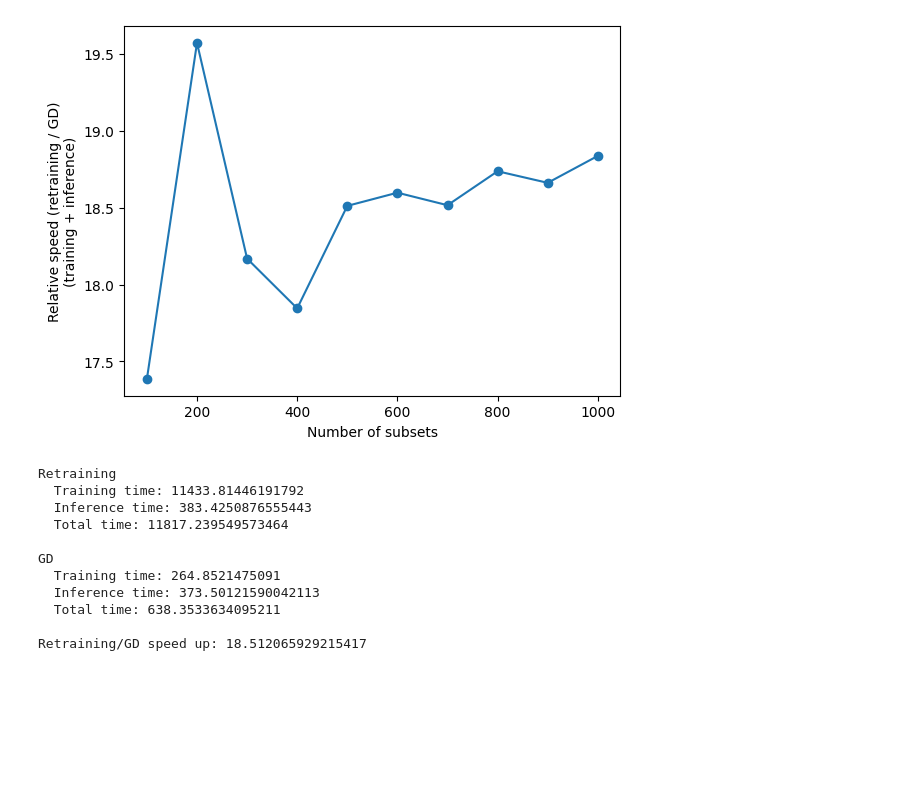
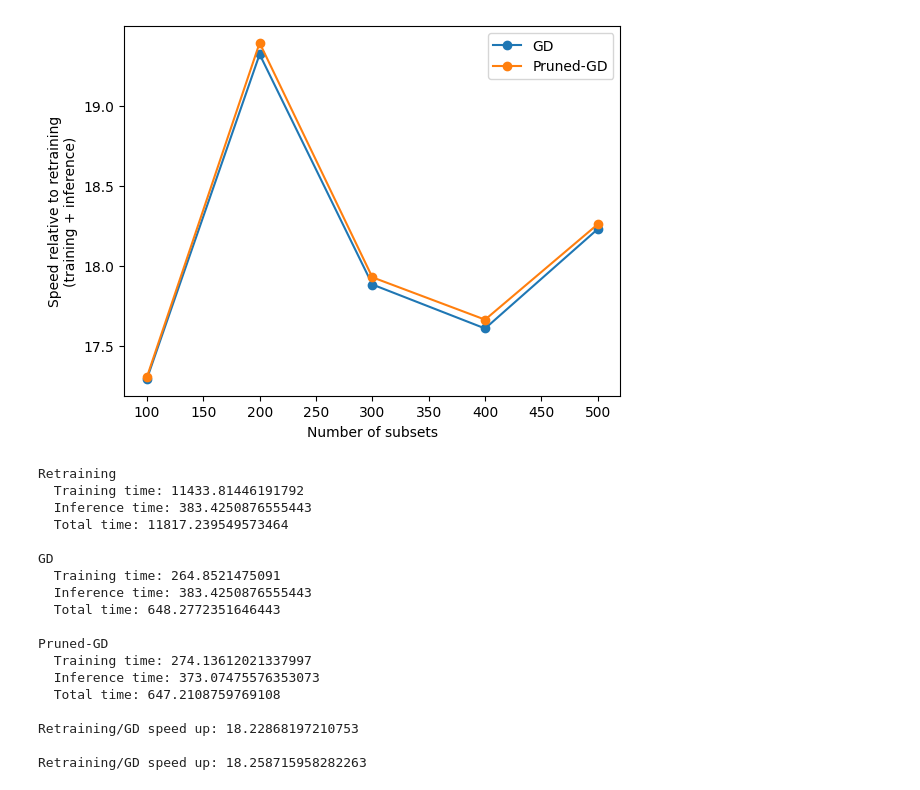
Before and after one commit to q8888620002/Group-Attribution-for-Diffusion-Models, a Jupyter notebook: text_to_image/artbench/runtime.ipynb, the cells around one changed output. Saved outputs shown, nothing was run; the diff lists cells and outputs as text; code cells hidden in the pictures; blank space fills up the shorter version.

```diff
--- a/text_to_image/artbench/runtime.ipynb
+++ b/text_to_image/artbench/runtime.ipynb
@@ -13,6 +13,11 @@ retrain_dir = "/gscratch/cse/clin25/diffusion-attr/seed42/artbench_post_impressi
 # GD with 200 steps.
 gd_db = "/gscratch/scrubbed/clin25/diffusion-attr/seed42/artbench_post_impressionism/gd_artist_shapley.jsonl"
 gd_dir = "/gscratch/scrubbed/clin25/diffusion-attr/seed42/artbench_post_impressionism/gd/models/artist_shapley"
+
+# Sparse GD with 200 steps.
+pruning_ratio = 0.9
+sparse_gd_db = f"/gscratch/scrubbed/clin25/diffusion-attr-pruning-ratio={pruning_ratio}/seed42/artbench_post_impressionism/sparse_gd_artist_shapley.jsonl"
+sparse_gd_dir = f"/gscratch/scrubbed/clin25/diffusion-attr-pruning-ratio={pruning_ratio}/seed42/artbench_post_impressionism/sparse_gd/models/artist_shapley"
 # %%
 # Obtain training time, inference time, and total time for retraining-based Shapley,
 # for 1000 subsets.
@@ -48,7 +53,7 @@ gd_df["shapley_seed"] = (
     .astype(int)
 )
 gd_df = gd_df.sort_values(by="shapley_seed")
-gd_inference_time_list = gd_df["aesthetic_score_time"].tolist()
+gd_inference_time_list = retrain_inference_time_list
 gd_training_time_list = []
 for shapley_seed in gd_df["shapley_seed"].tolist():
     training_time_df = pd.read_csv(os.path.join(gd_dir, f"shapley_seed={shapley_seed}", "time.csv"))
@@ -59,21 +64,49 @@ gd_total_time_list = [
     gd_training_time_list[i] + gd_inference_time_list[i]
     for i in range(len(gd_inference_time_list))
 ]
+# %%
+# Obtain training time, inference time, and total time for Sparse-GD Shapley,
+# for 1000 subsets.
+
+sparse_gd_df = pd.read_json(sparse_gd_db, lines=True)
+sparse_gd_df["shapley_seed"] = (
+    sparse_gd_df["exp_name"]
+    .str.split("/", expand=True)[4]
+    .str.split("shapley_seed_", expand=True)[1]
+    .astype(int)
+)
+sparse_gd_df = sparse_gd_df.sort_values(by="shapley_seed")
+sparse_gd_inference_time_list = sparse_gd_df["aesthetic_score_time"].tolist()
+sparse_gd_training_time_list = []
+for shapley_seed in sparse_gd_df["shapley_seed"].tolist():
+    training_time_df = pd.read_csv(os.path.join(sparse_gd_dir, f"shapley_seed={shapley_seed}", "time.csv"))
+    training_time_df = training_time_df.drop_duplicates(subset="step")
+    sparse_gd_training_time_list.append(training_time_df["time"].sum())
+
+sparse_gd_total_time_list = [
+    sparse_gd_training_time_list[i] + sparse_gd_inference_time_list[i]
+    for i in range(len(sparse_gd_inference_time_list))
+]
 # %%
 # Visualize the number of subsets needed to get a consistent estimate for the runtime ratio.
-num_subsets_list = [i * 100 for i in range(1, 11)]
+num_subsets_list = [i * 100 for i in range(1, 6)]
 total_time_ratio_list = []
+sparse_total_time_ratio_list = []
 
 for num_subsets in num_subsets_list:
     ratio = np.mean(retrain_total_time_list[:num_subsets]) / np.mean(gd_total_time_list[:num_subsets])
     total_time_ratio_list.append(ratio)
+    sparse_ratio = np.mean((retrain_total_time_list[:num_subsets]) / np.mean(sparse_gd_total_time_list[:num_subsets]))
+    sparse_total_time_ratio_list.append(sparse_ratio)
 
-plt.plot(num_subsets_list, total_time_ratio_list, marker="o", color="tab:blue")
+plt.plot(num_subsets_list, total_time_ratio_list, marker="o", color="tab:blue", label="GD")
+plt.plot(num_subsets_list, sparse_total_time_ratio_list, marker="o", color="tab:orange", label="Pruned-GD")
 plt.xlabel("Number of subsets")
-plt.ylabel("Relative speed (retraining / GD)\n(training + inference)")
+plt.ylabel("Speed relative to retraining\n(training + inference)")
+plt.legend()
 plt.show()
 # %% [output]
-[figure, old version]
+[figure, new version]
 # %%
 # Estimate based on 500 subsets.
 num_subsets = 500
@@ -82,6 +115,9 @@ retrain_inference_time = np.mean(retrain_inference_time_list[:num_subsets])
 
 gd_training_time = np.mean(gd_training_time_list[:num_subsets])
 gd_inference_time = np.mean(gd_inference_time_list[:num_subsets])
+
+sparse_gd_training_time = np.mean(sparse_gd_training_time_list[:num_subsets])
+sparse_gd_inference_time = np.mean(sparse_gd_inference_time_list[:num_subsets])
 
 print("Retraining")
 print(f"  Training time: {retrain_training_time}")
@@ -95,8 +131,18 @@ print(f"  Inference time: {gd_inference_time}")
 print(f"  Total time: {gd_training_time + gd_inference_time}")
 
 print("")
+print("Pruned-GD")
+print(f"  Training time: {sparse_gd_training_time}")
+print(f"  Inference time: {sparse_gd_inference_time}")
+print(f"  Total time: {sparse_gd_training_time + sparse_gd_inference_time}")
+
+print("")
 gd_speed = (retrain_training_time + retrain_inference_time) / (gd_training_time + gd_inference_time)
 print(f"Retraining/GD speed up: {gd_speed}")
+
+print("")
+sparse_gd_speed = (retrain_training_time + retrain_inference_time) / (sparse_gd_training_time + sparse_gd_inference_time)
+print(f"Retraining/GD speed up: {sparse_gd_speed}")
 # %% [output]
 Retraining
   Training time: 11433.81446191792
@@ -105,7 +151,14 @@ Retraining
 
 GD
   Training time: 264.8521475091
-  Inference time: 373.50121590042113
-  Total time: 638.3533634095211
+  Inference time: 383.4250876555443
+  Total time: 648.2772351646443
 
-Retraining/GD speed up: 18.512065929215417
+Pruned-GD
+  Training time: 274.13612021337997
+  Inference time: 373.07475576353073
+  Total time: 647.2108759769108
+
+Retraining/GD speed up: 18.22868197210753
+
+Retraining/GD speed up: 18.258715958282263
```
